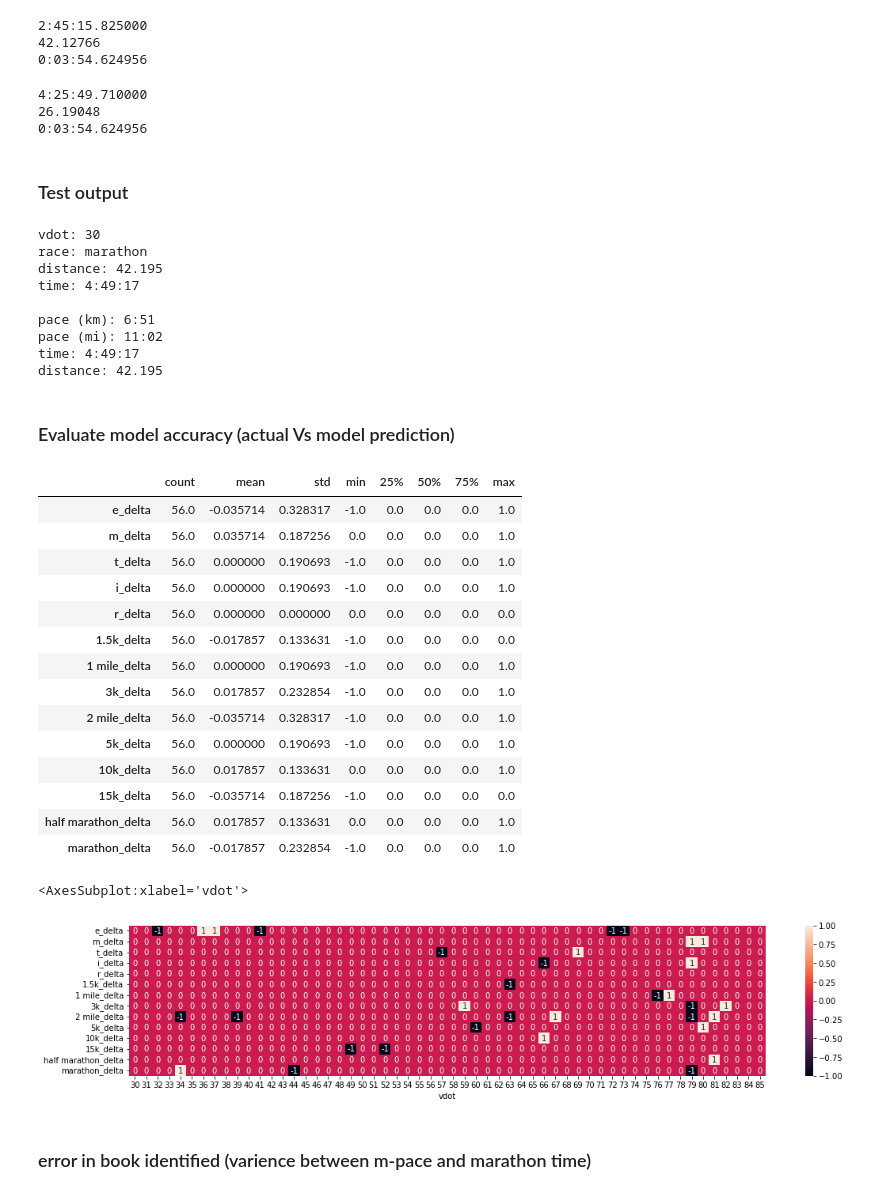
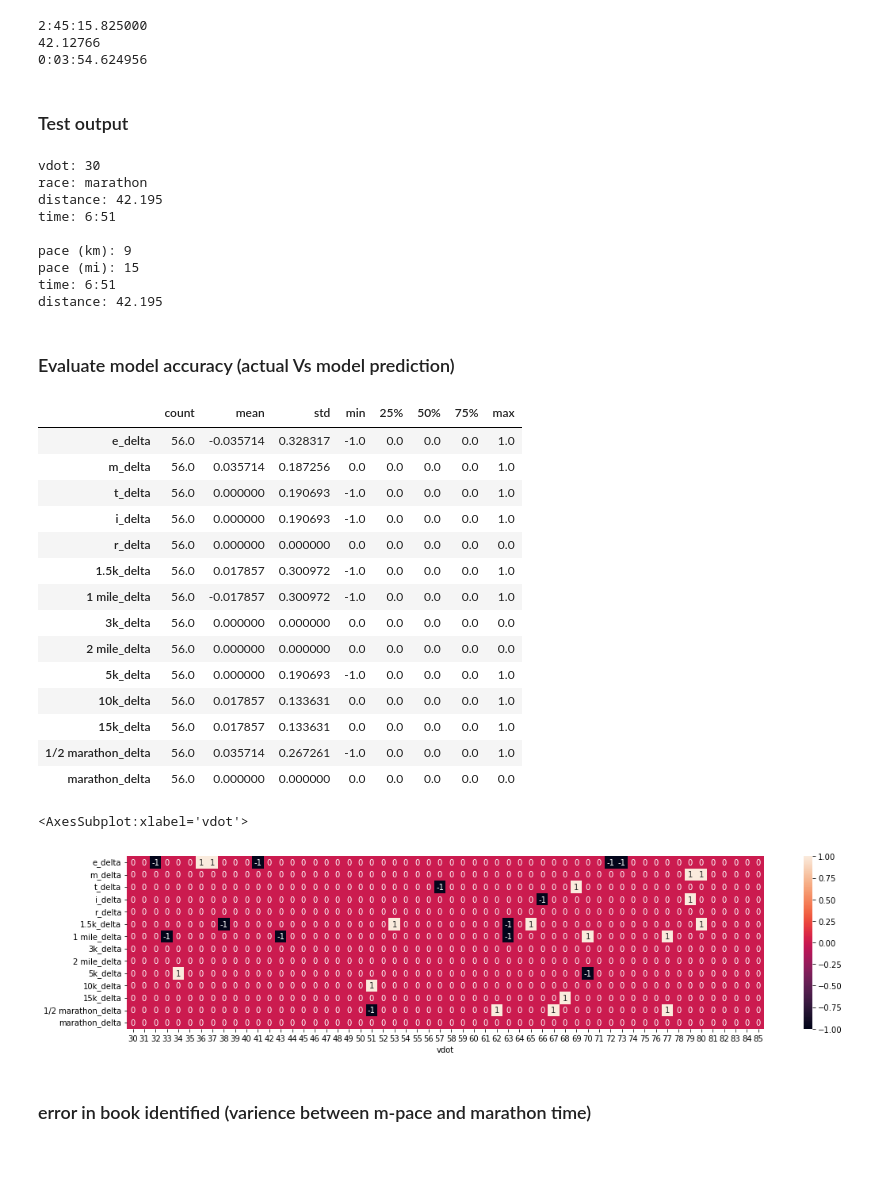
Before and after one commit to justin4480/vdot-pace, a Jupyter notebook: vdot_lr.ipynb, the cells around one changed output. Drawn from its saved outputs; the diff is of its cells as text; code cells hidden in the pictures; blank space fills up the shorter version.

Commit message:
rebased everything to pace

```diff
--- a/vdot_lr.ipynb
+++ b/vdot_lr.ipynb
@@ -58,6 +79,7 @@ t = [8,30,8,15,8,2,7,49,7,37,7,25,7,14,7,4,6,54,6,44,6,35,6,27,6,19,6,11,6,3,
      4,35,4,31,4,27,4,24,4,20,4,16,4,13,4,10,4,6,4,3,4,0,3,57,3,54,3,52,3,49,
      3,46,3,44,3,41,3,39,3,37,3,34,3,32,3,30,3,28,3,26,3,24]
 df['1.5k'] = [datetime.timedelta(minutes=m, seconds=s) for m, s in zip(t[0::2], t[1::2])]
+df['1.5k'] = df['1.5k'] / distances['1.5k']
 
 # Mile
 t = [9,11,8,55,8,41,8,27,8,14,8,1,7,49,7,38,7,27,7,17,7,7,6,58,6,49,6,41,6,32,
@@ -65,6 +87,7 @@ t = [9,11,8,55,8,41,8,27,8,14,8,1,7,49,7,38,7,27,7,17,7,7,6,58,6,49,6,41,6,32,
      4,57,4,53,4,49,4,45,4,41,4,37,4,33,4,30,4,26,4,23,4,19,4,16,4,13,4,10,4,7,
      4,4,4,2,3,58,3,56.2,3,53.7,3,51.2,3,48.7,3,46.4,3,44.,3,41.8,3,39.6]
 df['1 mile'] = [datetime.timedelta(minutes=m, seconds=s) for m, s in zip(t[0::2], t[1::2])]
+df['1 mile'] = df['1 mile'] / distances['1 mile']
 
 # 3k
 t = [17,56,17,27,16,59,16,33,16,9,15,45,15,23,15,1,14,41,14,21,14,3,13,45,13,28,
@@ -73,6 +96,7 @@ t = [17,56,17,27,16,59,16,33,16,9,15,45,15,23,15,1,14,41,14,21,14,3,13,45,13,28,
      8,41,8,34,8,28,8,22,8,16,8,10,8,4,7,58,7,53,7,48,7,43,7,37.5,7,32.5,
      7,27.7,7,23.0,7,18.5,7,14.0]
 df['3k'] = [datetime.timedelta(minutes=m, seconds=s) for m, s in zip(t[0::2], t[1::2])]
+df['3k'] = df['3k'] / distances['3k']
 
 # 2 mile
 t = [19,19,18,48,18,18,17,50,17,24,16,58,16,34,16,11,15,49,15,29,15,8,14,49,
@@ -81,6 +105,7 @@ t = [19,19,18,48,18,18,17,50,17,24,16,58,16,34,16,11,15,49,15,29,15,8,14,49,
      9,37,9,30,9,23,9,16,9,9,9,2,8,55,8,49,8,43,8,37,8,31,8,25,8,20,8,14.2,
      8,8.9,8,3.7,7,58.6,7,53.6,7,48.8]
 df['2 mile'] = [datetime.timedelta(minutes=m, seconds=s) for m, s in zip(t[0::2], t[1::2])]
+df['2 mile'] = df['2 mile'] / distances['2 mile']
 
 # 5k
 t = [30,40,29,51,29,5,28,21,27,39,27,0,26,22,25,46,25,12,24,39,24,8,23,38,23,
@@ -89,6 +114,7 @@ t = [30,40,29,51,29,5,28,21,27,39,27,0,26,22,25,46,25,12,24,39,24,8,23,38,23,
      15,18,15,6,14,55,14,44,14,33,14,23,14,13,14,3,13,54,13,44,13,35,13,26,
      13,17.8,13,9.3,13,1.1,12,53.0,12,45.2,12,37.4]
 df['5k'] = [datetime.timedelta(minutes=m, seconds=s) for m, s in zip(t[0::2], t[1::2])]
+df['5k'] = df['5k'] / distances['5k']
 
 # 10k
 t = [63,46,62,3,60,26,58,54,57,26,56,3,54,44,53,29,52,17,51,9,50,3,49,1,48,1,
@@ -97,6 +123,7 @@ t = [63,46,62,3,60,26,58,54,57,26,56,3,54,44,53,29,52,17,51,9,50,3,49,1,48,1,
      31,46,31,23,31,0,30,38,30,16,29,55,29,34,29,14,28,55,28,36,28,17,27,59,27,
      41,27,24,27,7,26,51,26,34,26,19]
 df['10k'] = [datetime.timedelta(minutes=m, seconds=s) for m, s in zip(t[0::2], t[1::2])]
+df['10k'] = df['10k'] / distances['10k']
 
 # 15k
 t = [98,14,95,36,93,7,90,45,88,30,86,22,84,20,82,24,80,33,78,47,77,6,75,29,73,
@@ -105,15 +132,17 @@ t = [98,14,95,36,93,7,90,45,88,30,86,22,84,20,82,24,80,33,78,47,77,6,75,29,73,
      48,44,48,8,47,32,46,58,46,24,45,51,45,19,44,48,44,18,43,49,43,20,42,52,
      42,25,41,58,41,32,41,6,40,42,40,17]
 df['15k'] = [datetime.timedelta(minutes=m, seconds=s) for m, s in zip(t[0::2], t[1::2])]
+df['15k'] = df['15k'] / distances['15k']
 
-# half marathon
+# 1/2 marathon
 t = [2,21,4,2,17,21,2,13,49,2,10,27,2,7,16,2,4,13,2,1,19,1,58,34,1,55,55,
      1,53,24,1,50,59,1,48,40,1,46,27,1,44,20,1,42,17,1,40,20,1,38,27,1,36,38,
      1,34,53,1,33,12,1,31,35,1,30,2,1,28,31,1,27,4,1,25,40,1,24,18,1,23,0,
      1,21,43,1,20,30,1,19,18,1,18,9,1,17,2,1,15,57,1,14,54,1,13,53,1,12,53,
      1,11,56,1,11,0,1,10,5,1,9,12,1,8,21,1,7,31,1,6,42,1,5,54,1,5,8,1,4,23,
      1,3,39,1,2,56,1,2,15,1,1,34,1,0,54,1,0,15,0,59,38,0,59,1,0,58,25,0,57,50]
-df['half marathon'] = [datetime.timedelta(hours=h, minutes=m, seconds=s) for h, m, s in zip(t[0::3], t[1::3], t[2::3])]
+df['1/2 marathon'] = [datetime.timedelta(hours=h, minutes=m, seconds=s) for h, m, s in zip(t[0::3], t[1::3], t[2::3])]
+df['1/2 marathon'] = df['1/2 marathon'] / distances['1/2 marathon']
 
 # marathon
 t = [4,49,17,4,41,57,4,34,59,4,28,22,4,22,3,4,16,3,4,10,19,4,4,50,3,59,35,
@@ -123,6 +152,7 @@ t = [4,49,17,4,41,57,4,34,59,4,28,22,4,22,3,4,16,3,4,10,19,4,4,50,3,59,35,
      2,28,40,2,26,47,2,24,57,2,23,10,2,21,26,2,19,44,2,18,5,2,16,29,2,14,55,
      2,13,23,2,11,54,2,10,27,2,9,2,2,7,38,2,6,17,2,4,57,2,3,40,2,2,24,2,1,10]
 df['marathon'] = [datetime.timedelta(hours=h, minutes=m, seconds=s) for h, m, s in zip(t[0::3], t[1::3], t[2::3])]
+df['marathon'] = df['marathon'] / distances['marathon']
 # %% [markdown]
 ### model feature input matrix (X)
 # %%
@@ -150,7 +180,7 @@ Text(0.5, 1.0, 'x5 vdot_pow3')
 # %%
 from sklearn.linear_model import LinearRegression
 
-y = df['m'].apply(lambda x: int(x.total_seconds()))
+y = df['1.5k'].apply(lambda x: int(x.total_seconds()))
 
 clf = LinearRegression()
 clf.fit(X, y)
@@ -243,17 +246,16 @@ metadata = {
 # %% [markdown]
 ### pace, distance & time functions
 # %%
-def get_time_from_vdot_and_race(vdot, race):
+def get_pace_from_vdot_and_intensity(vdot, intensity):
     X = np.array([1, vdot, np.log(vdot), 1/vdot, vdot**2, vdot**3])
-    w = metadata[race]['weights']
+    w = pace_coefs[intensity]
     seconds = np.round(X @ w,)
     return datetime.timedelta(seconds=seconds)
 
-def get_pace_from_vdot_and_instensity(vdot, intensity):
-    X = np.array([1, vdot, np.log(vdot), 1/vdot, vdot**2, vdot**3])
-    w = metadata[intensity]['weights']
-    seconds = np.round(X @ w,)
-    return datetime.timedelta(seconds=seconds)
+def get_time_from_vdot_and_race(vdot, race):
+    pace = get_pace_from_vdot_and_intensity(vdot, race)
+    distance = distances[race]
+    return pace * distance
 
 def calculate_pace(time: datetime.timedelta, distance: float) -> datetime.timedelta:
     return time / distance
@@ -321,25 +299,13 @@ print(calculate_pace(time, distance))
 2:45:15.825000
 42.12766
 0:03:54.624956
-# %%
-time = datetime.timedelta(hours=2, minutes=45, seconds=0)
-distance = distances['marathon']
-pace = datetime.timedelta(hours=0, minutes=6, seconds=18)
-
-print(calculate_time(distance, pace))
-print(calculate_distance(time, pace))
-print(calculate_pace(time, distance))
-# %% [output]
-4:25:49.710000
-26.19048
-0:03:54.624956
 # %% [markdown]
 ### Test output
 # %%
 vdot = 30
 race = ['1.5k', '10k', 'marathon', '3k'][2]
-distance = metadata[race]['distance']
-time = get_time(vdot, race)
+distance = distances[race]
+time = get_time_from_vdot_and_race(vdot, race)
 print(f'vdot: {vdot} \nrace: {race} \ndistance: {distance} \ntime: {format_time(time)}')
 
 pace = calculate_pace(time, distance)
@@ -351,41 +317,41 @@ print(f'\npace (km): {format_time(pace)} \npace (mi): {format_time(pace_mi)} \nt
 vdot: 30
 race: marathon
 distance: 42.195
-time: 4:49:17
+time: 6:51
 
-pace (km): 6:51
-pace (mi): 11:02
-time: 4:49:17
+pace (km): 9
+pace (mi): 15
+time: 6:51
 distance: 42.195
 # %% [markdown]
 ### Evaluate model accuracy (actual Vs model prediction)
 # %%
 eval = pd.DataFrame(index=df.index)
 for race in df.columns:
     eval[race + '_y'] = df[race].apply(lambda x: int(x.total_seconds()))
-    eval[race + '_y_pred'] = [int(get_time(vdot=i, race=race).total_seconds()) for i in range(30, 86)]
+    eval[race + '_y_pred'] = [int(get_time_from_vdot_and_race(vdot=i, race=race).total_seconds()) for i in range(30, 86)]
     eval[race + '_delta'] = eval[race + '_y_pred'] - eval[race + '_y']
 display(eval.filter(regex=r'delta').describe().T)
-plt.figure(figsize=(18, 3.5))
+plt.figure(figsize=(18, 4))
 sns.heatmap(eval.filter(regex=r'delta').T, annot=True)
 # %% [output]
 |  | count | mean | std | min | 25% | 50% | 75% | max |
 | e_delta | 56.0 | -0.035714 | 0.328317 | -1.0 | 0.0 | 0.0 | 0.0 | 1.0 |
 | m_delta | 56.0 | 0.035714 | 0.187256 | 0.0 | 0.0 | 0.0 | 0.0 | 1.0 |
 | t_delta | 56.0 | 0.000000 | 0.190693 | -1.0 | 0.0 | 0.0 | 0.0 | 1.0 |
 | i_delta | 56.0 | 0.000000 | 0.190693 | -1.0 | 0.0 | 0.0 | 0.0 | 1.0 |
 | r_delta | 56.0 | 0.000000 | 0.000000 | 0.0 | 0.0 | 0.0 | 0.0 | 0.0 |
-| 1.5k_delta | 56.0 | -0.017857 | 0.133631 | -1.0 | 0.0 | 0.0 | 0.0 | 0.0 |
-| 1 mile_delta | 56.0 | 0.000000 | 0.190693 | -1.0 | 0.0 | 0.0 | 0.0 | 1.0 |
-| 3k_delta | 56.0 | 0.017857 | 0.232854 | -1.0 | 0.0 | 0.0 | 0.0 | 1.0 |
-| 2 mile_delta | 56.0 | -0.035714 | 0.328317 | -1.0 | 0.0 | 0.0 | 0.0 | 1.0 |
+| 1.5k_delta | 56.0 | 0.017857 | 0.300972 | -1.0 | 0.0 | 0.0 | 0.0 | 1.0 |
+| 1 mile_delta | 56.0 | -0.017857 | 0.300972 | -1.0 | 0.0 | 0.0 | 0.0 | 1.0 |
+| 3k_delta | 56.0 | 0.000000 | 0.000000 | 0.0 | 0.0 | 0.0 | 0.0 | 0.0 |
+| 2 mile_delta | 56.0 | 0.000000 | 0.000000 | 0.0 | 0.0 | 0.0 | 0.0 | 0.0 |
 | 5k_delta | 56.0 | 0.000000 | 0.190693 | -1.0 | 0.0 | 0.0 | 0.0 | 1.0 |
 | 10k_delta | 56.0 | 0.017857 | 0.133631 | 0.0 | 0.0 | 0.0 | 0.0 | 1.0 |
-| 15k_delta | 56.0 | -0.035714 | 0.187256 | -1.0 | 0.0 | 0.0 | 0.0 | 0.0 |
-| half marathon_delta | 56.0 | 0.017857 | 0.133631 | 0.0 | 0.0 | 0.0 | 0.0 | 1.0 |
-| marathon_delta | 56.0 | -0.017857 | 0.232854 | -1.0 | 0.0 | 0.0 | 0.0 | 1.0 |
+| 15k_delta | 56.0 | 0.017857 | 0.133631 | 0.0 | 0.0 | 0.0 | 0.0 | 1.0 |
+| 1/2 marathon_delta | 56.0 | 0.035714 | 0.267261 | -1.0 | 0.0 | 0.0 | 0.0 | 1.0 |
+| marathon_delta | 56.0 | 0.000000 | 0.000000 | 0.0 | 0.0 | 0.0 | 0.0 | 0.0 |
 <AxesSubplot:xlabel='vdot'>
-[figure, old version]
+[figure, new version]
 # %% [markdown]
 ### error in book identified (varience between m-pace and marathon time)
 # %%
```
Also changed, not shown: parts of 8 cells of this notebook, 1 other file.
